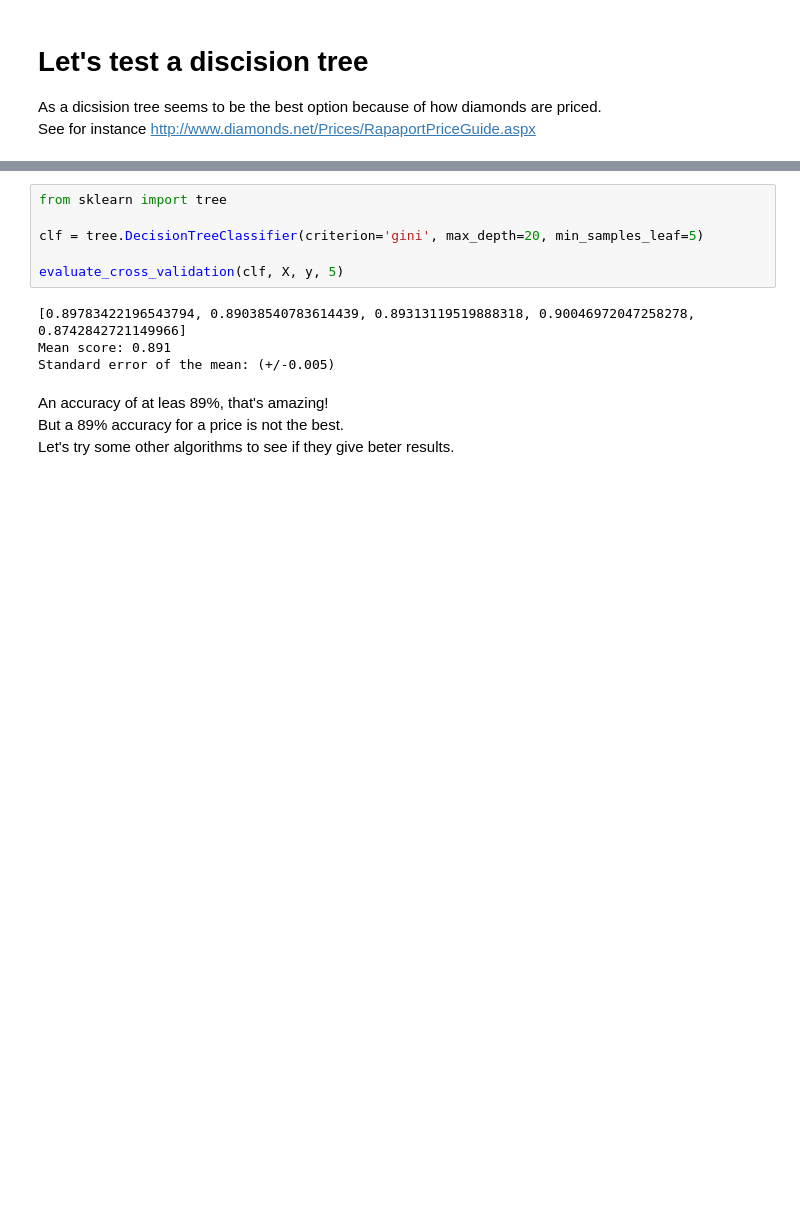
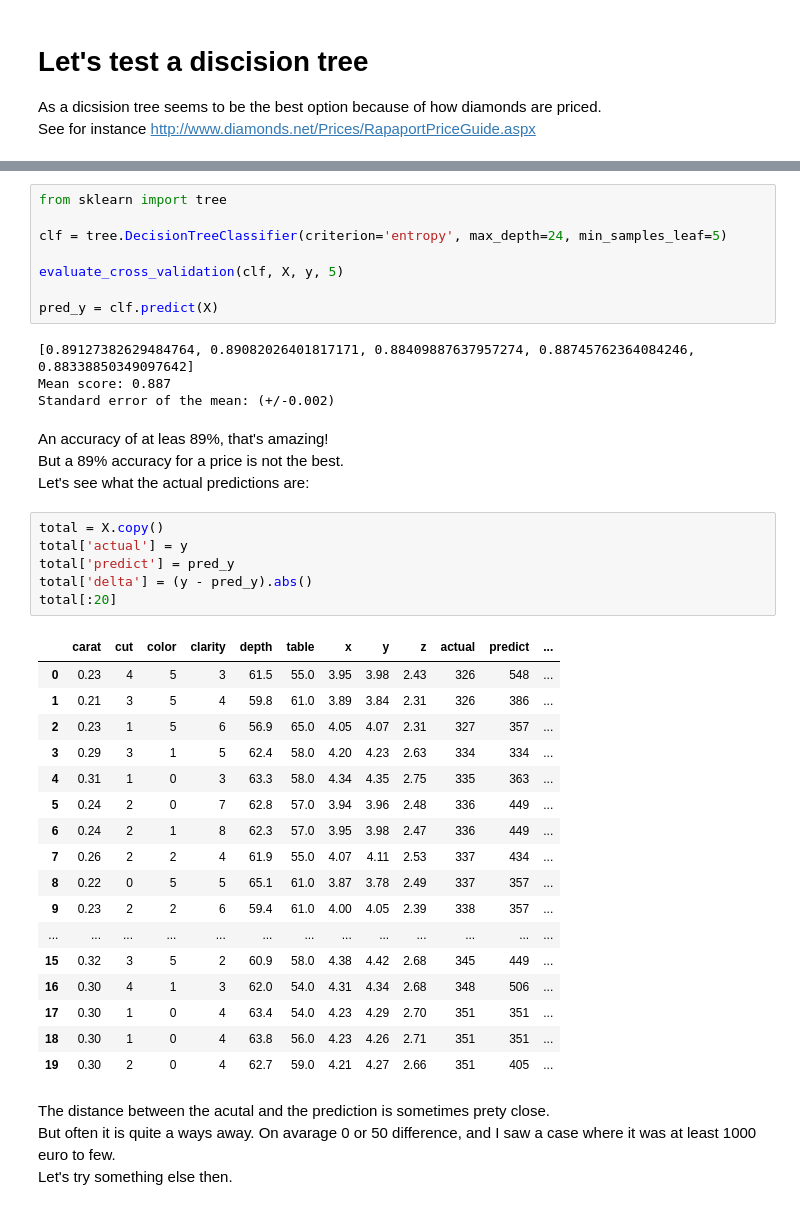
Before and after one commit to 0Rick0/DS-ML-Miniproject, a Jupyter notebook: diamonds.csv.ipynb, the cells around one changed output, grey strips where cells are left out. Cells and saved outputs as stored; diff of their text form; blank space fills up the shorter version.

```diff
--- a/diamonds.csv.ipynb
+++ b/diamonds.csv.ipynb
@@ -186,14 +230,44 @@ See for instance http://www.diamonds.net/Prices/RapaportPriceGuide.aspx
 # %%
 from sklearn import tree
 
-clf = tree.DecisionTreeClassifier(criterion='gini', max_depth=20, min_samples_leaf=5)
+clf = tree.DecisionTreeClassifier(criterion='entropy', max_depth=24, min_samples_leaf=5)
 
 evaluate_cross_validation(clf, X, y, 5)
+
+pred_y = clf.predict(X)
 # %% [output]
-[0.89783422196543794, 0.89038540783614439, 0.89313119519888318, 0.90046972047258278, 0.8742842721149966]
-Mean score: 0.891
-Standard error of the mean: (+/-0.005)
+[0.89127382629484764, 0.89082026401817171, 0.88409887637957274, 0.88745762364084246, 0.88338850349097642]
+Mean score: 0.887
+Standard error of the mean: (+/-0.002)
 # %% [markdown]
 An accuracy of at leas 89%, that's amazing!
 But a 89% accuracy for a price is not the best.
-Let's try some other algorithms to see if they give beter results.
+Let's see what the actual predictions are:
+# %%
+total = X.copy()
+total['actual'] = y
+total['predict'] = pred_y
+total['delta'] = (y - pred_y).abs()
+total[:20]
+# %% [output]
+|  | carat | cut | color | clarity | depth | table | x | y | z | actual | predict | ... |
+| 0 | 0.23 | 4 | 5 | 3 | 61.5 | 55.0 | 3.95 | 3.98 | 2.43 | 326 | 548 | ... |
+| 1 | 0.21 | 3 | 5 | 4 | 59.8 | 61.0 | 3.89 | 3.84 | 2.31 | 326 | 386 | ... |
+| 2 | 0.23 | 1 | 5 | 6 | 56.9 | 65.0 | 4.05 | 4.07 | 2.31 | 327 | 357 | ... |
+| 3 | 0.29 | 3 | 1 | 5 | 62.4 | 58.0 | 4.20 | 4.23 | 2.63 | 334 | 334 | ... |
+| 4 | 0.31 | 1 | 0 | 3 | 63.3 | 58.0 | 4.34 | 4.35 | 2.75 | 335 | 363 | ... |
+| 5 | 0.24 | 2 | 0 | 7 | 62.8 | 57.0 | 3.94 | 3.96 | 2.48 | 336 | 449 | ... |
+| 6 | 0.24 | 2 | 1 | 8 | 62.3 | 57.0 | 3.95 | 3.98 | 2.47 | 336 | 449 | ... |
+| 7 | 0.26 | 2 | 2 | 4 | 61.9 | 55.0 | 4.07 | 4.11 | 2.53 | 337 | 434 | ... |
+| 8 | 0.22 | 0 | 5 | 5 | 65.1 | 61.0 | 3.87 | 3.78 | 2.49 | 337 | 357 | ... |
+| 9 | 0.23 | 2 | 2 | 6 | 59.4 | 61.0 | 4.00 | 4.05 | 2.39 | 338 | 357 | ... |
+| ... | ... | ... | ... | ... | ... | ... | ... | ... | ... | ... | ... | ... |
+| 15 | 0.32 | 3 | 5 | 2 | 60.9 | 58.0 | 4.38 | 4.42 | 2.68 | 345 | 449 | ... |
+| 16 | 0.30 | 4 | 1 | 3 | 62.0 | 54.0 | 4.31 | 4.34 | 2.68 | 348 | 506 | ... |
+| 17 | 0.30 | 1 | 0 | 4 | 63.4 | 54.0 | 4.23 | 4.29 | 2.70 | 351 | 351 | ... |
+| 18 | 0.30 | 1 | 0 | 4 | 63.8 | 56.0 | 4.23 | 4.26 | 2.71 | 351 | 351 | ... |
+| 19 | 0.30 | 2 | 0 | 4 | 62.7 | 59.0 | 4.21 | 4.27 | 2.66 | 351 | 405 | ... |
+# %% [markdown]
+The distance between the acutal and the prediction is sometimes prety close.
+But often it is quite a ways away. On avarage 0 or 50 difference, and I saw a case where it was at least 1000 euro to few.
+Let's try something else then.
```
Also changed, not shown: parts of 23 cells of this notebook.
